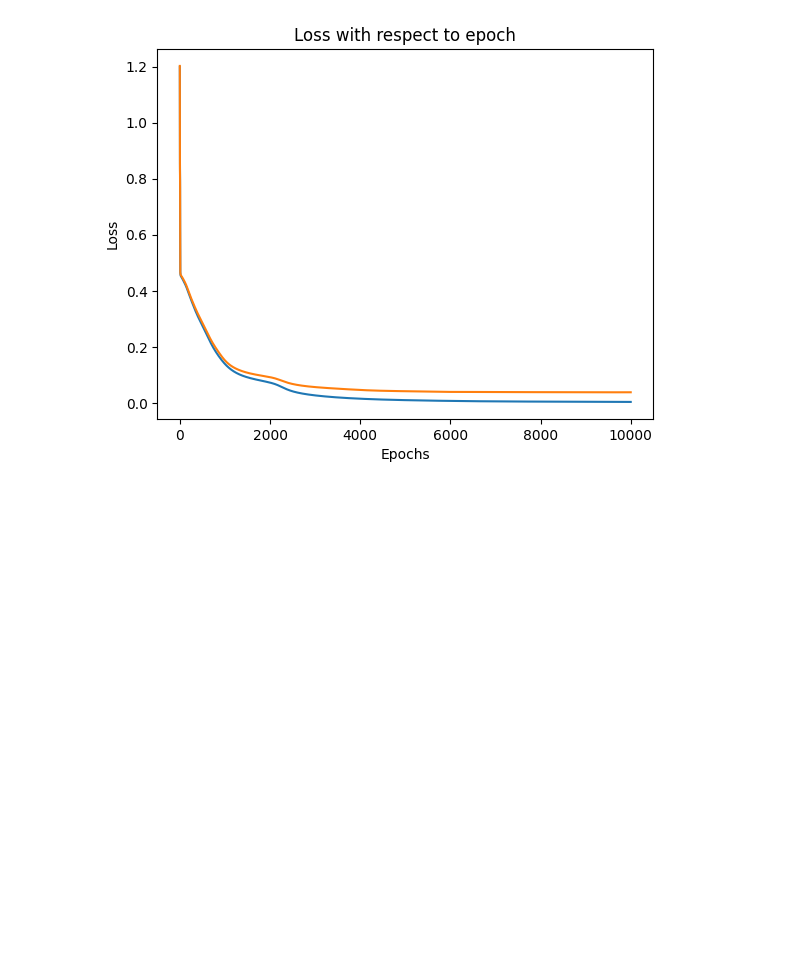
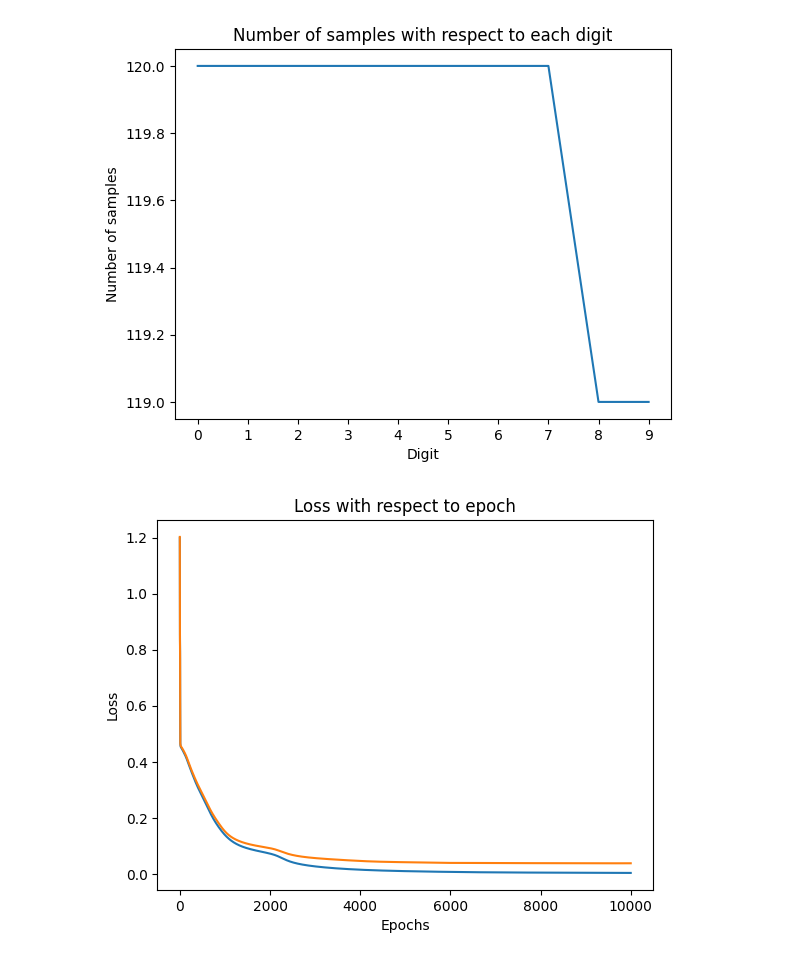
Before and after one commit to elliottcoops/MNIST-Neural-Network, a Jupyter notebook: Image.ipynb, the cells around one changed output. Saved outputs shown, nothing was run; the diff lists cells and outputs as text; code cells hidden in the pictures; blank space fills up the shorter version.

```diff
--- a/Image.ipynb
+++ b/Image.ipynb
@@ -38,6 +57,11 @@ X_val, X_test, y_val, y_test = train_test_split(X_test, y_test, test_size=0.5, r
 
 X_train, X_test, X_val = X_train.T, X_test.T, X_val.T
 y_train, y_test, y_val = y_train.T, y_test.T, y_val.T
+# %%
+# Analyse training data
+analyse_data(np.argmax(y_train.T, axis=1))
+# %% [output]
+[figure, added]
 # %%
 learning_rate = 0.001
 weights = create_network([64,16,32,16,10])
```
Also changed, not shown: parts of 2 cells of this notebook.
